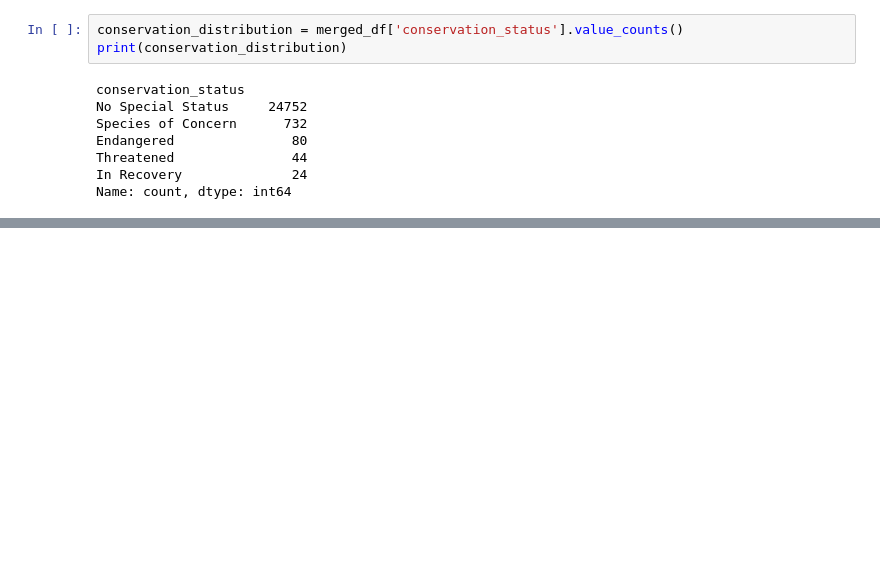
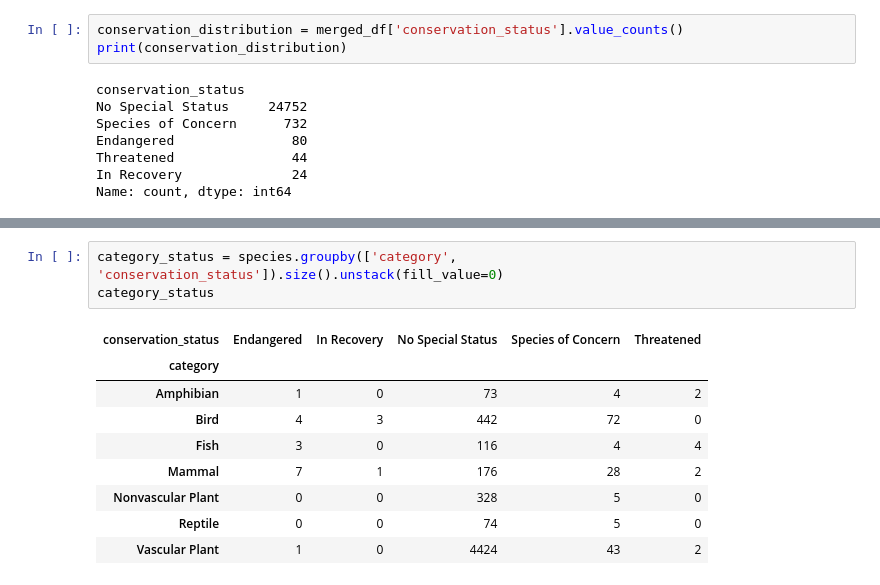
Before and after one commit to jacolind104/Biodiversity-in-National-Parks---Portfolio-Project, a Jupyter notebook: biodiversity.ipynb, the cells around one changed output, grey strips where cells are left out. Saved outputs shown, nothing was run; the diff lists cells and outputs as text; blank space fills up the shorter version.

```diff
--- a/biodiversity.ipynb
+++ b/biodiversity.ipynb
@@ -190,0 +205,13 @@ plt.show()
+# %%
+category_status = species.groupby(['category', 'conservation_status']).size().unstack(fill_value=0)
+category_status
+# %% [output]
+| conservation_status | Endangered | In Recovery | No Special Status | Species of Concern | Threatened |
+| category |  |  |  |  |  |
+| Amphibian | 1 | 0 | 73 | 4 | 2 |
+| Bird | 4 | 3 | 442 | 72 | 0 |
+| Fish | 3 | 0 | 116 | 4 | 4 |
+| Mammal | 7 | 1 | 176 | 28 | 2 |
+| Nonvascular Plant | 0 | 0 | 328 | 5 | 0 |
+| Reptile | 0 | 0 | 74 | 5 | 0 |
+| Vascular Plant | 1 | 0 | 4424 | 43 | 2 |
```
Also changed, not shown: parts of 26 cells of this notebook.
